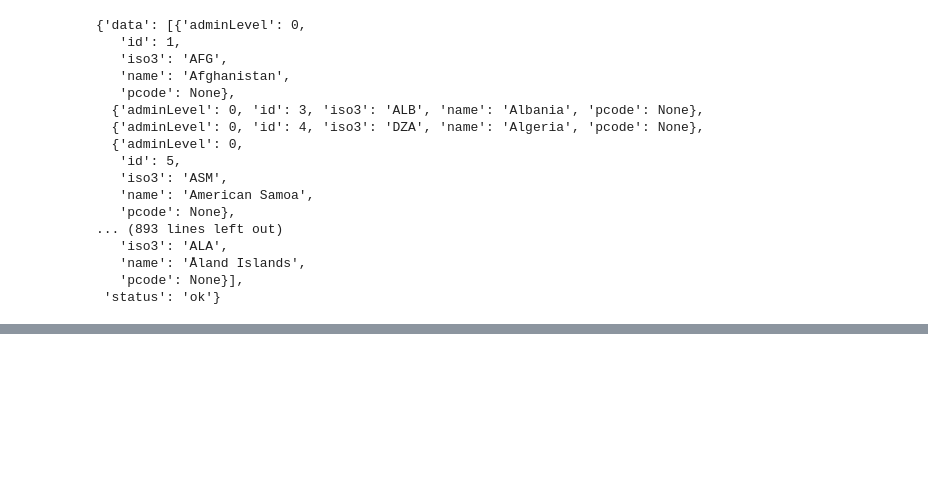
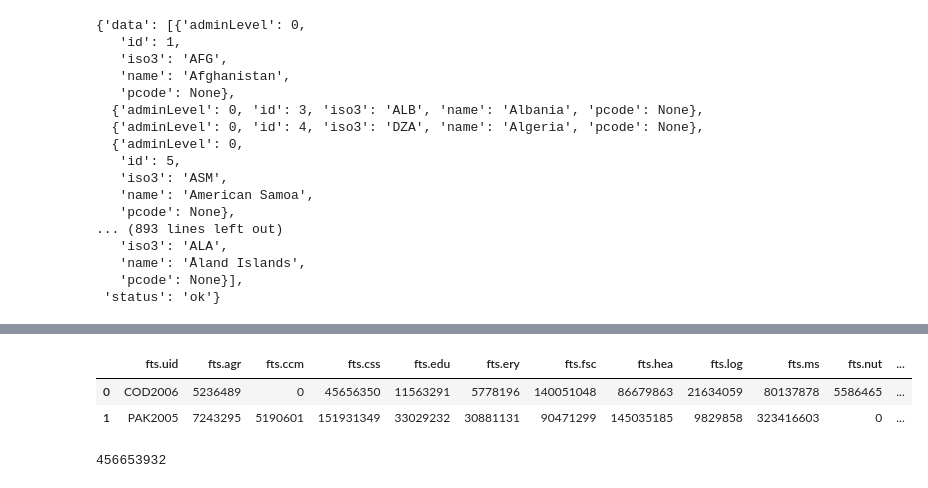
Before and after one commit to eoglethorpe/humanitarian, a Jupyter notebook: shelter/sohss/c0d3/sand.ipynb, the cells around one changed output, grey strips where cells are left out. Cells and saved outputs as stored; diff of their text form; code cells hidden in the pictures; blank space fills up the shorter version.

Commit message:
use relative dirs for files, big refactor of fts, add utils file

```diff
--- a/shelter/sohss/c0d3/sand.ipynb
+++ b/shelter/sohss/c0d3/sand.ipynb
@@ -190,3 +211,16 @@ import grequests
 import pandas as pd
 import numpy as np
 from pandas.io.json import json_normalize
+# %%
+from itertools import groupby
+
+v = sorted([('b',1), ('b', 2), ('a', 5)], key = lambda x: x[0])
+
+c_v = {}
+for k, group in groupby(v, lambda x : x[0]):
+    c_v[k] = [v[1] for v in group]
+
+c_v
+
+#sort aggd
+# aggd = sorted(aggd, key=lambda k: k[:4])
@@ -192,0 +339,11 @@ from pandas.io.json import json_normalize
+# %%
+
+import sc_pull
+sc = sc_pull.pull()
+s_f = fts(test=2, sc=sc, all_sector=True)
+# all_f = fts(test=5, sc=sc, all_sector=True)
+
+print(s_f.get_flow_bdown().add_prefix('sc_')) #351513201 PAK2005 sc
+# print(all_f.get_flow_bdown().add_prefix('sc_')) #351513201 PAK2005 all
+
+# AGR,CCM,PRO-CPN,CSS,ERY,EDU,TEL,FSC,PRO-GBV,HEA,PRO-HLP,LOG,PRO-MIN,MS,NUT,OTH,PRO,WSH
@@ -192,0 +379,8 @@ from pandas.io.json import json_normalize
+# %%
+clusters = [(v['code'], v['name']) for v in json_normalize(json.loads \
+                                                  (urllib.request.urlopen(
+                                                    "https://api.hpc.tools/v1/public/global-cluster")
+                                                    .read().decode()))['data'][0]]
+
+for v in clusters:
+    print(v[0] + ' : ' + v[1])
@@ -192,0 +560,8 @@ from pandas.io.json import json_normalize
+# %%
+import utils
+import re
+
+import sc_pull
+sc = sc_pull.pull()
+s_f = fts(test=2, sc=sc, all_sector=True)
+r = s_f.get_flow_bdown()
@@ -192,0 +587,20 @@ from pandas.io.json import json_normalize
+# %%
+r
+# %% [output]
+|  | fts.uid | fts.agr | fts.ccm | fts.css | fts.edu | fts.ery | fts.fsc | fts.hea | fts.log | fts.ms | fts.nut | ... |
+| 0 | COD2006 | 5236489 | 0 | 45656350 | 11563291 | 5778196 | 140051048 | 86679863 | 21634059 | 80137878 | 5586465 | ... |
+| 1 | PAK2005 | 7243295 | 5190601 | 151931349 | 33029232 | 30881131 | 90471299 | 145035185 | 9829858 | 323416603 | 0 | ... |
+# %%
+s_f.get_flow_bdown().head(1)[['AGR', 'CCM', 'CSS', 'EDU', 'ERY', 'FSC', 'HEA', 'LOG', 'MS',
+       'NUT', 'PRO', 'PRO-MIN', 'SHL', 'TEL', 'WSH']].values.sum()
+
+# s_f.get_flow_bdown().head(1)
+
+# COD06: 456653932
+        448,589,418
+# PAK05: 1435264796
+
+1,255,216,413
+1,435,264,796
+# %% [output]
+456653932
```
Also changed, not shown: parts of 13 cells of this notebook, 7 other files.
